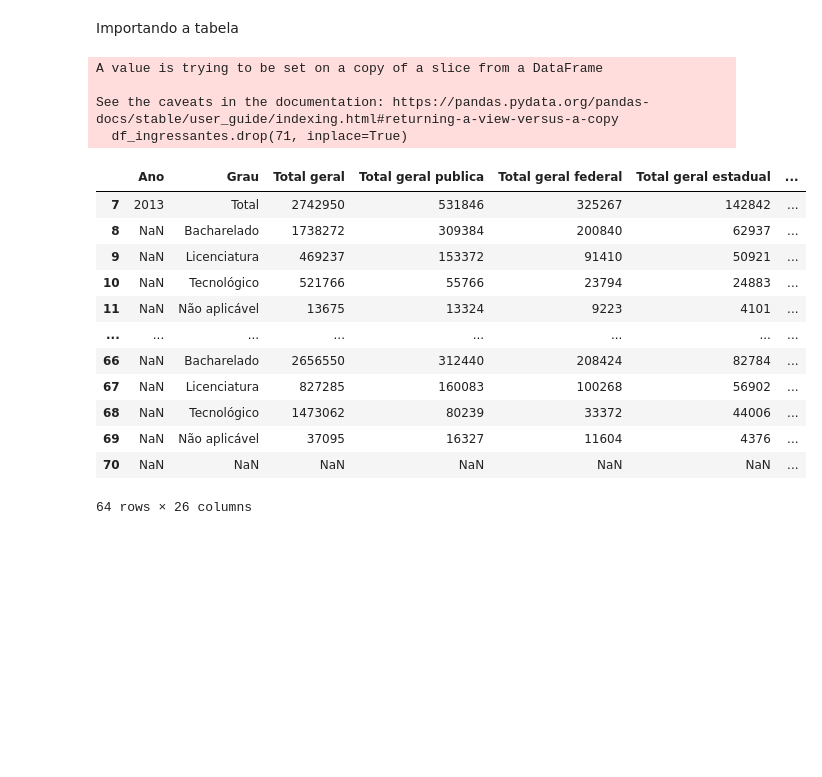
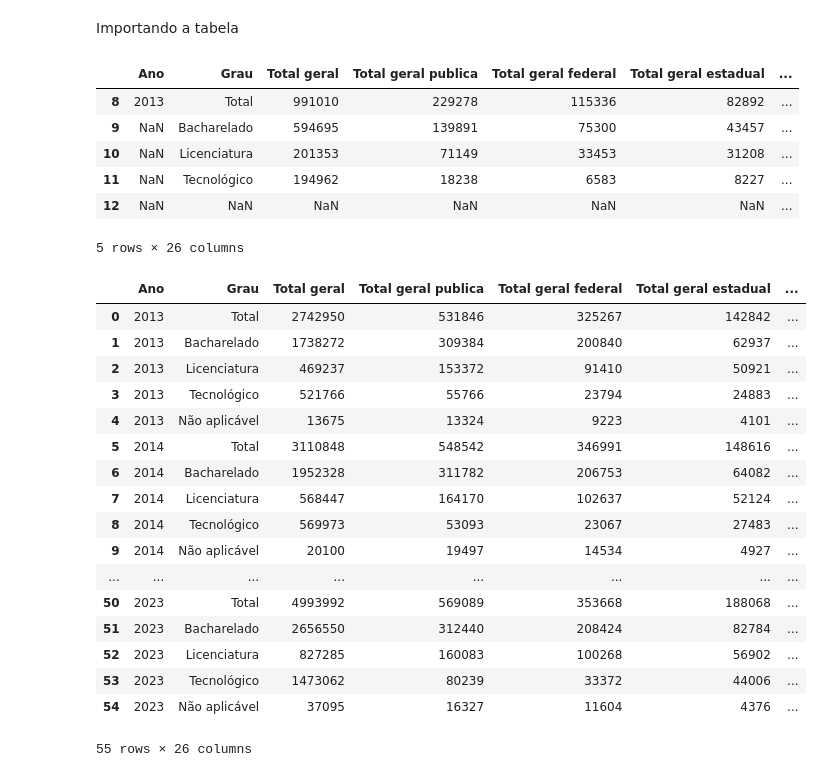
Before and after one commit to MuriloBarros304/censo-graduacao-br, a Jupyter notebook: analise-dados.ipynb, the cells around one changed output. Drawn from its saved outputs; the diff is of its cells as text; code cells hidden in the pictures; blank space fills up the shorter version.

```diff
--- a/analise-dados.ipynb
+++ b/analise-dados.ipynb
@@ -18,43 +18,73 @@ df_ingressantes = pd.read_excel(path, sheet_name="Tab3.04", header=None)
 df_concluintes = pd.read_excel(path, sheet_name="Tab3.05", header=None)
 
 df_ingressantes = df_ingressantes.iloc[7:]
-df_ingressantes.drop(71, inplace=True)
+df_ingressantes = df_ingressantes.drop(71)
 df_concluintes = df_concluintes.iloc[8:]
-df_concluintes.drop(61, inplace=True)
+df_concluintes = df_concluintes.drop(61)
-# %% [output]
-A value is trying to be set on a copy of a slice from a DataFrame
-
-See the caveats in the documentation: https://pandas.pydata.org/pandas-docs/stable/user_guide/indexing.html#returning-a-view-versus-a-copy
-  df_ingressantes.drop(71, inplace=True)
 # %%
 
 df_concluintes.columns=[
     'Ano',	'Grau',	'Total geral',	'Total geral publica',	'Total geral federal',	'Total geral estadual',	'Total geral municipal',	'Total geral privada',	'Total geral com fins',	'Total geral sem fins',	'Total presencial',	'Total presencial publica',	'Total presencial federal',	'Total presencial estadual',	'Total presencial municipal',	'Total presencial privada',	'Total presencial com fins',	'Total presencial sem fins',	'Total geral remota',	'Total remota publica',	'Total remota  federal',	'Total remota estadual',	'Total remota municipal',	'Total remota privada',	'Total remota com fins',	'Total remota sem fins'
     ]
 
 df_ingressantes.columns=[
     'Ano',	'Grau',	'Total geral',	'Total geral publica',	'Total geral federal',	'Total geral estadual',	'Total geral municipal',	'Total geral privada',	'Total geral com fins',	'Total geral sem fins',	'Total presencial',	'Total presencial publica',	'Total presencial federal',	'Total presencial estadual',	'Total presencial municipal',	'Total presencial privada',	'Total presencial com fins',	'Total presencial sem fins',	'Total geral remota',	'Total remota publica',	'Total remota  federal',	'Total remota estadual',	'Total remota municipal',	'Total remota privada',	'Total remota com fins',	'Total remota sem fins'
     ]
-df_ingressantes
+#df_ingressantes.head()
+df_concluintes.head()
 # %% [output]
 |  | Ano | Grau | Total geral | Total geral publica | Total geral federal | Total geral estadual | ... |
-| 7 | 2013 | Total | 2742950 | 531846 | 325267 | 142842 | ... |
-| 8 | NaN | Bacharelado | 1738272 | 309384 | 200840 | 62937 | ... |
-| 9 | NaN | Licenciatura | 469237 | 153372 | 91410 | 50921 | ... |
-| 10 | NaN | Tecnológico | 521766 | 55766 | 23794 | 24883 | ... |
-| 11 | NaN | Não aplicável | 13675 | 13324 | 9223 | 4101 | ... |
-| ... | ... | ... | ... | ... | ... | ... | ... |
-| 66 | NaN | Bacharelado | 2656550 | 312440 | 208424 | 82784 | ... |
-| 67 | NaN | Licenciatura | 827285 | 160083 | 100268 | 56902 | ... |
-| 68 | NaN | Tecnológico | 1473062 | 80239 | 33372 | 44006 | ... |
-| 69 | NaN | Não aplicável | 37095 | 16327 | 11604 | 4376 | ... |
-| 70 | NaN | NaN | NaN | NaN | NaN | NaN | ... |
+| 8 | 2013 | Total | 991010 | 229278 | 115336 | 82892 | ... |
+| 9 | NaN | Bacharelado | 594695 | 139891 | 75300 | 43457 | ... |
+| 10 | NaN | Licenciatura | 201353 | 71149 | 33453 | 31208 | ... |
+| 11 | NaN | Tecnológico | 194962 | 18238 | 6583 | 8227 | ... |
+| 12 | NaN | NaN | NaN | NaN | NaN | NaN | ... |
-64 rows × 26 columns
+5 rows × 26 columns
 # %%
 #Limpa as linhas vazias, também da reset nos indices
 df_concluintes = df_concluintes.dropna(how='all')
 df_concluintes.reset_index(drop=True,inplace=True)
 
+#Limpa as linhas vazias, também da reset nos indices
 df_ingressantes = df_ingressantes.dropna(how='all')
 df_ingressantes.reset_index(drop=True,inplace=True)
+
+df_concluintes['Ano'] = df_concluintes['Ano'].ffill()
+df_ingressantes['Ano'] = df_ingressantes['Ano'].ffill()
+
+df_concluintes = df_concluintes.fillna(0)
+df_concluintes = df_concluintes.replace({'.':0, '-':0})
+df_ingressantes = df_ingressantes.fillna(0)
+df_ingressantes = df_ingressantes.replace({'.':0, '-':0})
+
+#Convertendo todas as colunas para seus respectivos tipos
+df_ingressantes =  df_ingressantes.astype({
+   "Ano":int,	"Grau":str,	'Total geral':int,	'Total geral publica':int,	'Total geral federal':int,	'Total geral estadual':int,	'Total geral municipal':int,	'Total geral privada':int,	'Total geral com fins':int,	'Total geral sem fins':int,	'Total presencial':int,	'Total presencial publica':int,	'Total presencial federal':int,	'Total presencial estadual':int,	'Total presencial municipal':int,	'Total presencial privada':int,	'Total presencial com fins':int,	'Total presencial sem fins':int,	'Total geral remota':int,	'Total remota publica':int,	'Total remota  federal':int,	'Total remota estadual':int,	'Total remota municipal':int,	'Total remota privada':int,	'Total remota com fins':int,	'Total remota sem fins':int
+})
+
+#Convertendo todas as colunas para seus respectivos tipos
+df_concluintes =  df_concluintes.astype({
+   "Ano":int,	"Grau":str,	'Total geral':int,	'Total geral publica':int,	'Total geral federal':int,	'Total geral estadual':int,	'Total geral municipal':int,	'Total geral privada':int,	'Total geral com fins':int,	'Total geral sem fins':int,	'Total presencial':int,	'Total presencial publica':int,	'Total presencial federal':int,	'Total presencial estadual':int,	'Total presencial municipal':int,	'Total presencial privada':int,	'Total presencial com fins':int,	'Total presencial sem fins':int,	'Total geral remota':int,	'Total remota publica':int,	'Total remota  federal':int,	'Total remota estadual':int,	'Total remota municipal':int,	'Total remota privada':int,	'Total remota com fins':int,	'Total remota sem fins':int
+})
+
+df_ingressantes
+# %% [output]
+|  | Ano | Grau | Total geral | Total geral publica | Total geral federal | Total geral estadual | ... |
+| 0 | 2013 | Total | 2742950 | 531846 | 325267 | 142842 | ... |
+| 1 | 2013 | Bacharelado | 1738272 | 309384 | 200840 | 62937 | ... |
+| 2 | 2013 | Licenciatura | 469237 | 153372 | 91410 | 50921 | ... |
+| 3 | 2013 | Tecnológico | 521766 | 55766 | 23794 | 24883 | ... |
+| 4 | 2013 | Não aplicável | 13675 | 13324 | 9223 | 4101 | ... |
+| 5 | 2014 | Total | 3110848 | 548542 | 346991 | 148616 | ... |
+| 6 | 2014 | Bacharelado | 1952328 | 311782 | 206753 | 64082 | ... |
+| 7 | 2014 | Licenciatura | 568447 | 164170 | 102637 | 52124 | ... |
+| 8 | 2014 | Tecnológico | 569973 | 53093 | 23067 | 27483 | ... |
+| 9 | 2014 | Não aplicável | 20100 | 19497 | 14534 | 4927 | ... |
+| ... | ... | ... | ... | ... | ... | ... | ... |
+| 50 | 2023 | Total | 4993992 | 569089 | 353668 | 188068 | ... |
+| 51 | 2023 | Bacharelado | 2656550 | 312440 | 208424 | 82784 | ... |
+| 52 | 2023 | Licenciatura | 827285 | 160083 | 100268 | 56902 | ... |
+| 53 | 2023 | Tecnológico | 1473062 | 80239 | 33372 | 44006 | ... |
+| 54 | 2023 | Não aplicável | 37095 | 16327 | 11604 | 4376 | ... |
+55 rows × 26 columns
 # %%
```
Also changed, not shown: parts of 17 cells of this notebook, 1 other file.
